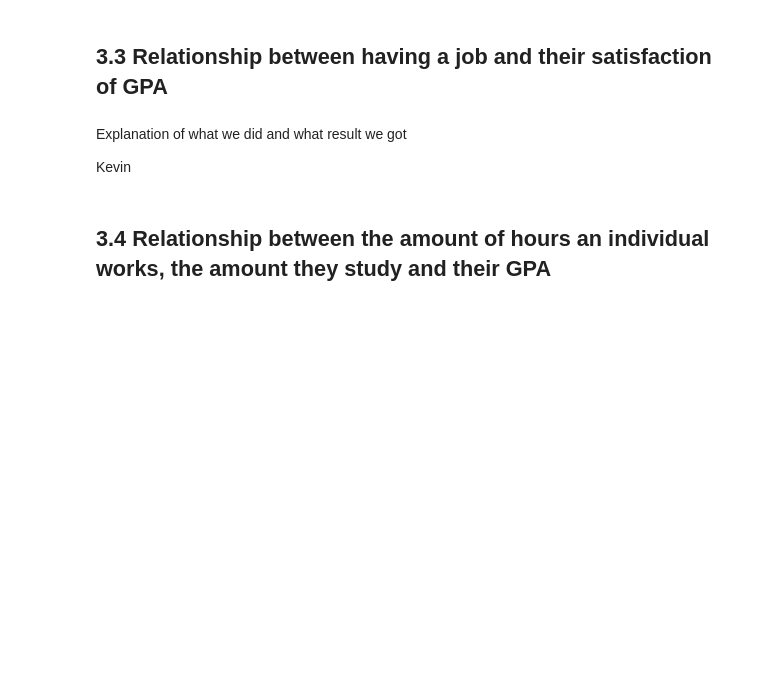
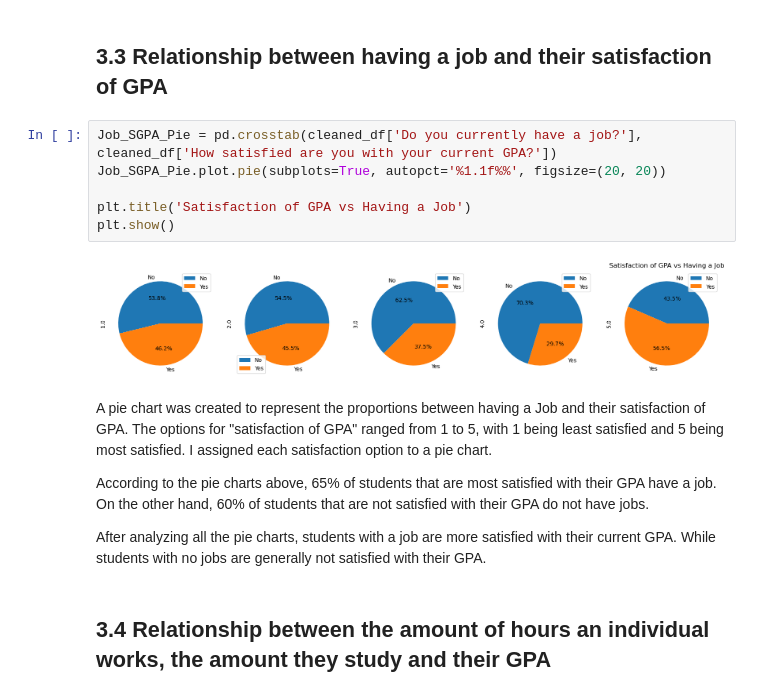
Before and after one commit to Nihal-m24/CS-105-Mini-Project, a Jupyter notebook: Mini Project.ipynb, the cells around one changed output. Saved outputs shown, nothing was run; the diff lists cells and outputs as text; blank space fills up the shorter version.

```diff
--- a/Mini Project.ipynb
+++ b/Mini Project.ipynb
@@ -62,9 +75,19 @@ Kevin
 # %% [markdown]
 ## 3.3 Relationship between having a job and their satisfaction of GPA
+# %%
+Job_SGPA_Pie = pd.crosstab(cleaned_df['Do you currently have a job?'], cleaned_df['How satisfied are you with your current GPA?'])
+Job_SGPA_Pie.plot.pie(subplots=True, autopct='%1.1f%%', figsize=(20, 20))
+
+plt.title('Satisfaction of GPA vs Having a Job')
+plt.show()
+# %% [output]
+[figure, added]
 # %% [markdown]
-Explanation of what we did and what result we got
+A pie chart was created to represent the proportions between having a Job and their satisfaction of GPA. The options for "satisfaction of GPA" ranged from 1 to 5, with 1 being least satisfied and 5 being most satisfied. I assigned each satisfaction option to a pie chart.
 
-Kevin
+According to the pie charts above, 65% of students that are most satisfied with their GPA have a job. On the other hand, 60% of students that are not satisfied with their GPA do not have jobs.
+
+After analyzing all the pie charts, students with a job are more satisfied with their current GPA. While students with no jobs are generally not satisfied with their GPA.
 # %% [markdown]
 ## 3.4 Relationship between the amount of hours an individual works, the amount they study and their GPA
 # %%
```
Also changed, not shown: parts of 12 cells of this notebook.
